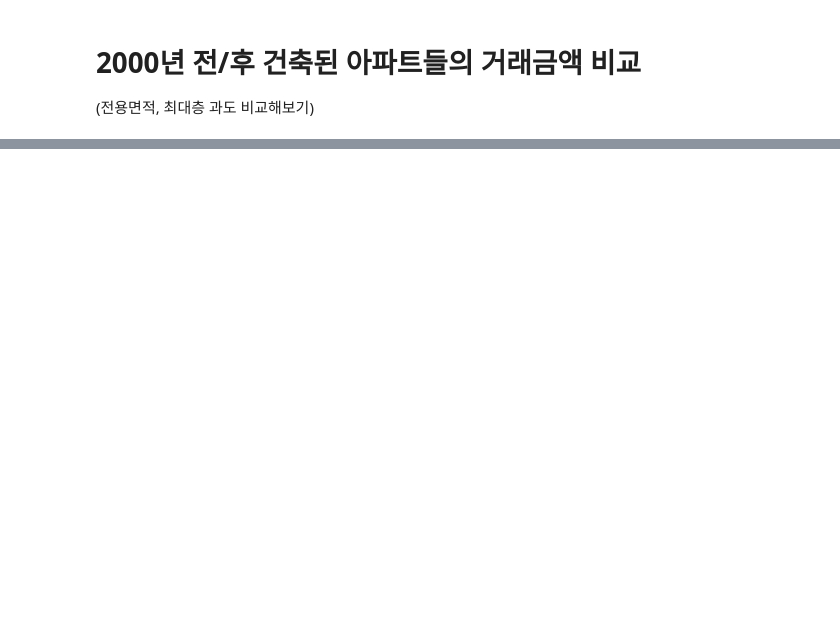
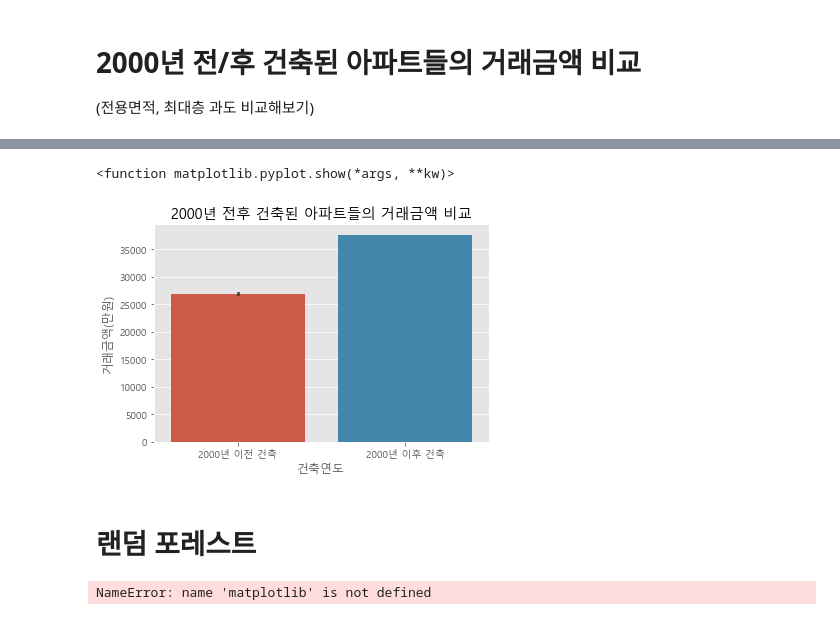
Before and after one commit to 3420ally/ESAA, a Jupyter notebook: ESAA_전국 아파트 매매가 분석 및 예측 프로젝트.ipynb, the cells around one changed output, grey strips where cells are left out. Saved outputs shown, nothing was run; the diff lists cells and outputs as text; code cells hidden in the pictures; blank space fills up the shorter version.

```diff
--- a/ESAA_전국 아파트 매매가 분석 및 예측 프로젝트.ipynb
+++ b/ESAA_전국 아파트 매매가 분석 및 예측 프로젝트.ipynb
@@ -245,0 +322,12 @@ Name: 거래금액(만원), dtype: float64
+# %%
+# 2000년 전후 건축된 아파트들의 거래금액 비교
+sns.barplot(x="건축연도", y="거래금액(만원)", data=apt171819)
+plt.title("2000년 전후 건축된 아파트들의 거래금액 비교")
+plt.xlabel('건축연도')
+plt.ylabel('거래금액(만원)')
+plt.show
+# %% [output]
+<function matplotlib.pyplot.show(*args, **kw)>
+[figure, added]
+# %% [markdown]
+# 랜덤 포레스트
@@ -245,0 +338,15 @@ Name: 거래금액(만원), dtype: float64
+# %%
+rfr = RandomForestRegressor()
+predictors_tra = training.loc[:, "전용면적(㎡)" :"건축년도"]
+predictors_tst = testing.loc[:, "전용면적(㎡)":"건축년도"]
+feature = "거래금액(만원)"
+rfr.fit(predictors_tra, training[feature])
+plt.style.use("ggplot")
+plt.scatter(training[feature], rfr.predict(predictors_tra), c = "green", s = 50)
+plt.scatter(testing[feature], rfr.predict(predictors_tst), c = "red")
+plt.legend(["Training data", "Testing data"], loc = "upper left")
+plt.plot(training[feature], training[feature], c = "blue")
+plt.xlabel("Actual value")
+plt.ylabel("Predicted value")
+# %% [output]
+NameError: name 'matplotlib' is not defined
```
Also changed, not shown: parts of 29 cells of this notebook, 1 other file.
